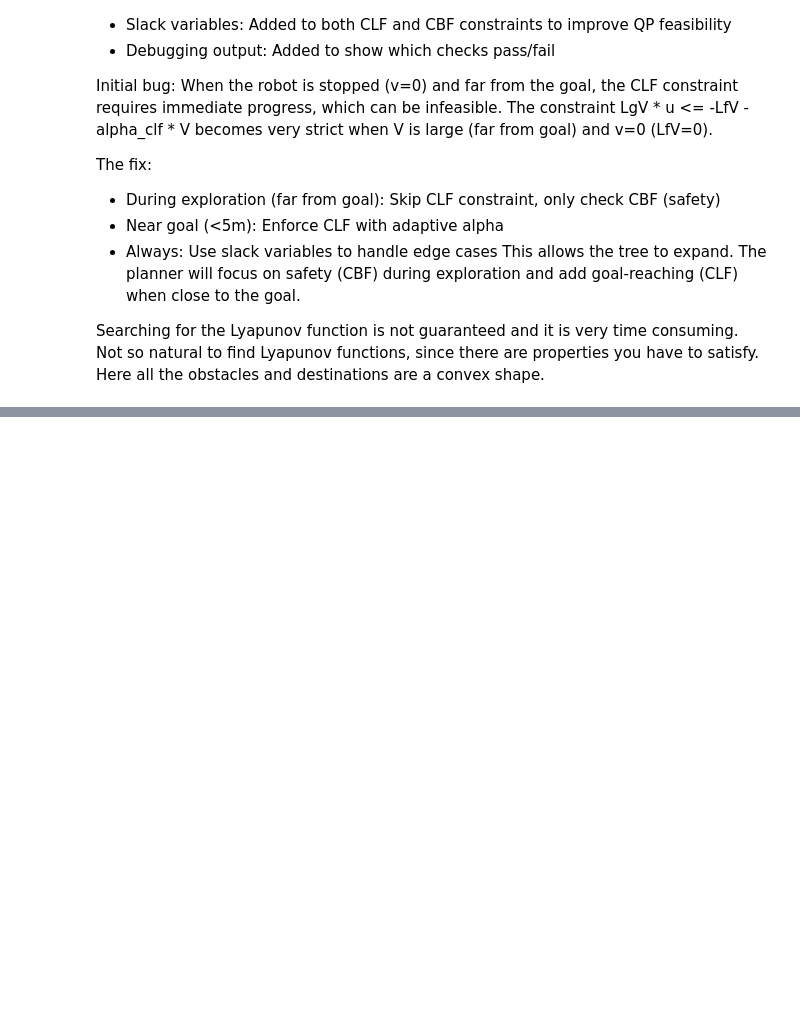
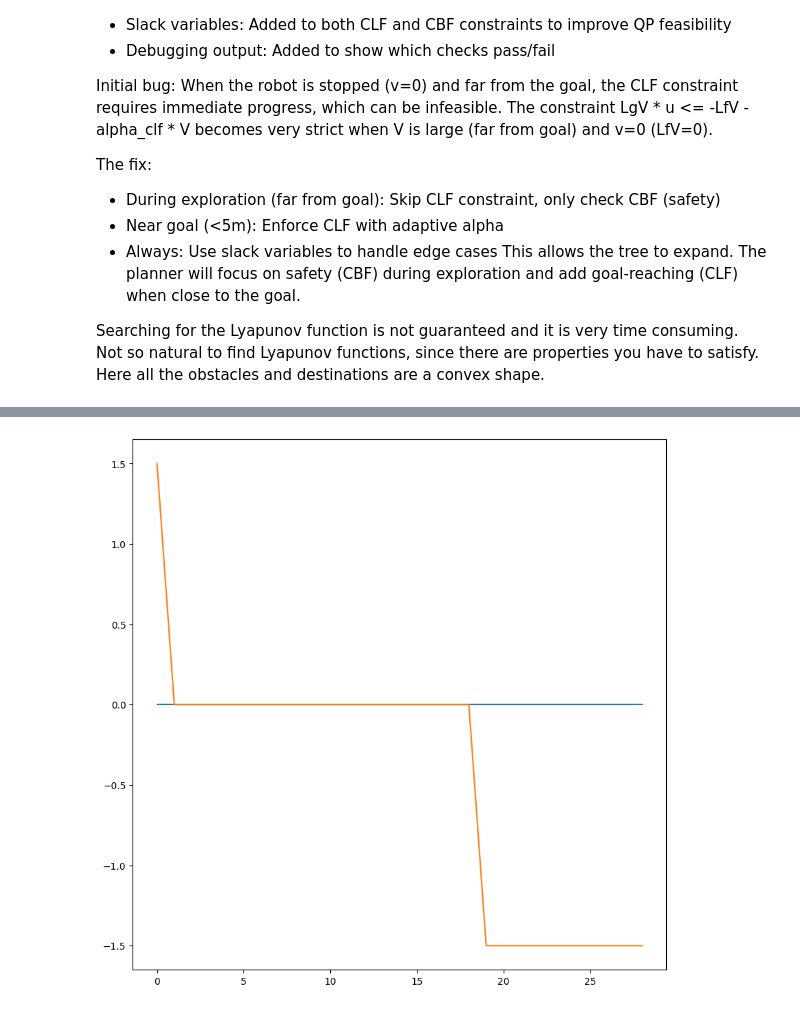
Before and after one commit to mtaruno/long-horizon, a Jupyter notebook: notebooks/2.2. clf-cbf-rrt-baseline.ipynb, the cells around one changed output, grey strips where cells are left out. Cells and saved outputs as stored; diff of their text form; code cells hidden in the pictures; blank space fills up the shorter version.

```diff
--- a/notebooks/2.2. clf-cbf-rrt-baseline.ipynb
+++ b/notebooks/2.2. clf-cbf-rrt-baseline.ipynb
@@ -156,0 +158,12 @@ Steered: [0.50282585 0.9548455  1.0077954  0.        ]
+# %%
+actions = planner.get_actions()
+
+# visualize actions
+import matplotlib.pyplot as plt
+
+# Create a figure for the animation
+fig, ax = plt.subplots(figsize=(10, 10))
+plt.plot(actions)
+plt.show()
+# %% [output]
+[figure, added]
```
Also changed, not shown: parts of 3 cells of this notebook, 12 other files.
